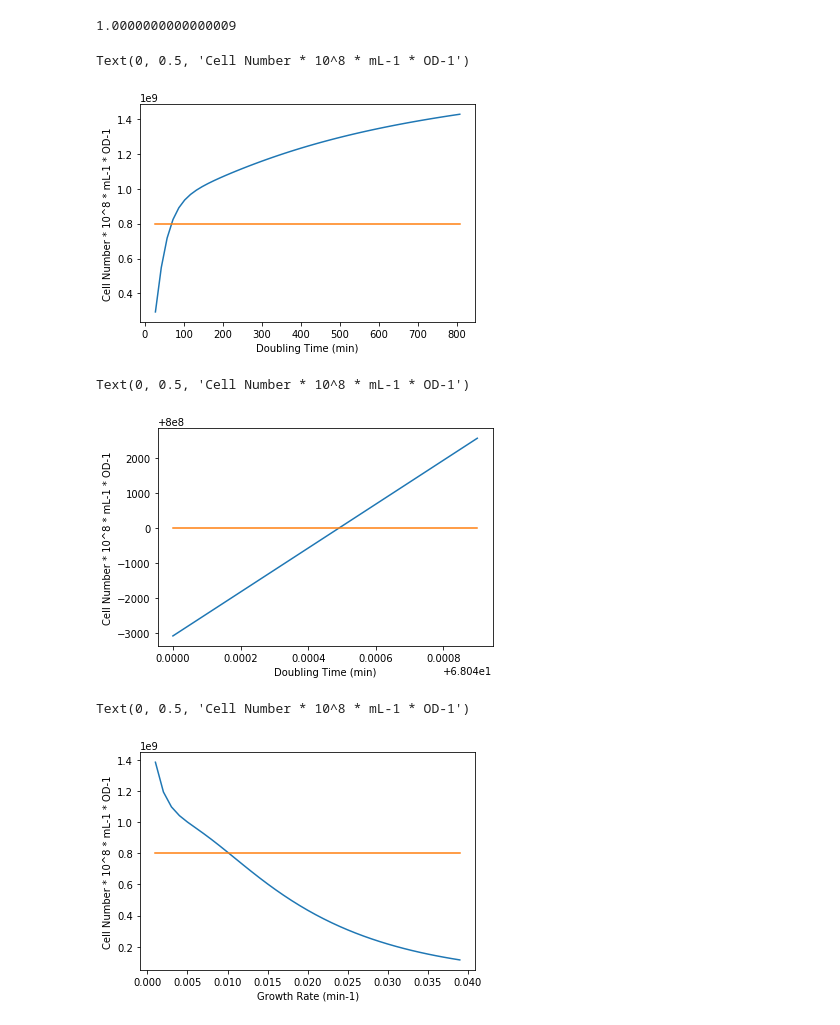
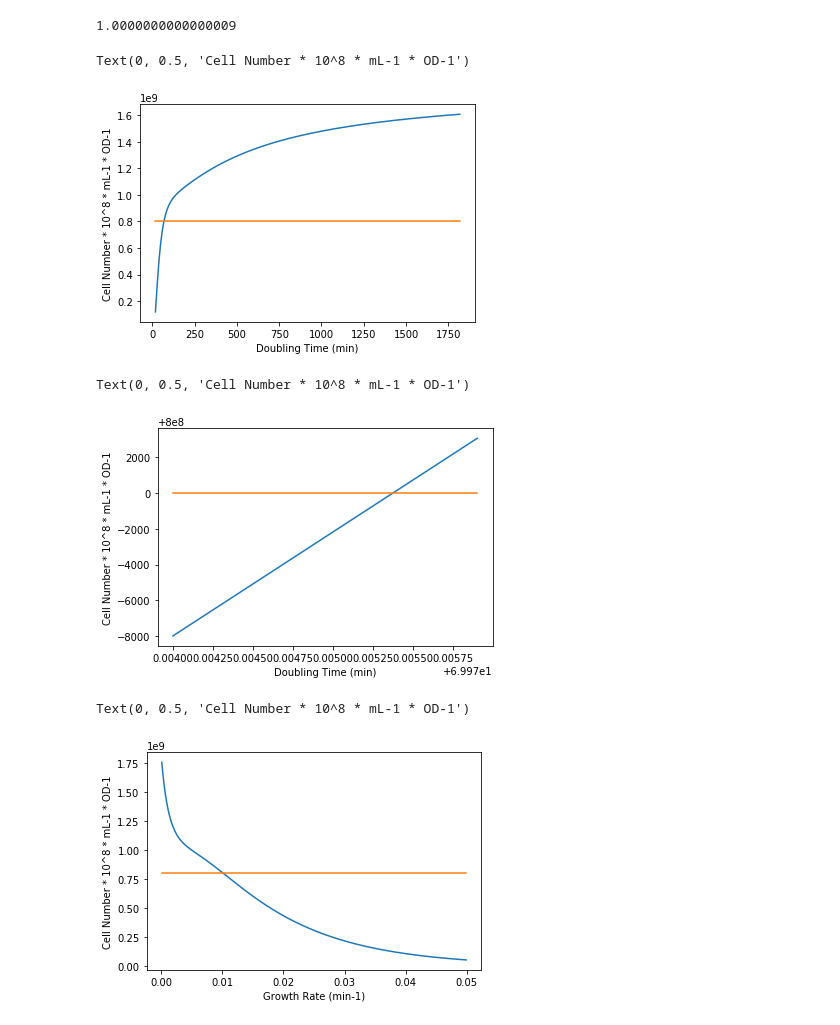
Before and after one commit to Melclic/HMG, a Jupyter notebook: webCH/libCH/population_cell_cycle.ipynb, the cells around one changed output. Drawn from its saved outputs; the diff is of its cells as text; code cells hidden in the pictures.

```diff
--- a/webCH/libCH/population_cell_cycle.ipynb
+++ b/webCH/libCH/population_cell_cycle.ipynb
@@ -422,7 +422,7 @@ C = 235.796165*np.exp(-428.916673*x)+45.2188479
 def ageDistFunc(a):
  return 2.0*np.log(2.0)*np.exp(-a*np.log(2))
 # %%
-def popCellCount(gr_min, age_array, weights):
+def popCellCount(dt_min, age_array, weights):
     #gr_h = np.log(2.0)/(divRate_min/60.0)
     #gr_h = np.log(2.0)/(divRate_min/60.0)
     #gr_h = 2.2
@@ -434,15 +434,15 @@ def popCellCount(gr_min, age_array, weights):
     #gr_min = np.log(2.0)/dt_min
     #dt_h = np.log(2.0)/gr_h
     ##### dt_min ####
-    #dt_min = dt_min
-    #gr_min = np.log(2)/dt_min
+    dt_min = dt_min
+    gr_min = np.log(2)/dt_min
+    dt_h = dt_min/60.0
+    gr_h = np.log(2)/dt_h
+    ##### gr_min #####
+    #dt_min = np.log(2.0)/gr_min
+    #gr_min = gr_min
     #dt_h = dt_min/60.0
     #gr_h = np.log(2)/dt_h
-    ##### gr_min #####
-    dt_min = np.log(2.0)/gr_min
-    gr_min = gr_min
-    dt_h = dt_min/60.0
-    gr_h = np.log(2)/dt_h
     #print('Doubling Time: '+str(dt_min)+' minutes')
     #print('Growth Rate: '+str(gr_min)+' * min-1')
     #print('Doubling Time: '+str(dt_h)+' hours')
@@ -452,18 +452,19 @@ def popCellCount(gr_min, age_array, weights):
     #print('C: '+str(C)+' min')
     #print('D: '+str(D)+' min')
     #1) calculate the average cell age
-    mean_cell_age = 0.44269504088896355
+    #mean_cell_age = 0.44269504088896355
     #real_cell_volume = 3.0358446077728214 #when theoretical is 1.0 C=40.0, D=20.0
-    real_cell_volume = 2.8530831045899547 #when theoretical is 1.0 and tau==C_fit+D_fit
+    #real_cell_volume = 2.8530831045899547 #when theoretical is 1.0 and tau==C_fit+D_fit
+    real_cell_volume = 2.85305343302496
     #Volkmer cell concentration
     #2) calculate the (measured) mean cell volume
     #measured_cell_volume = -0.53*gr_h**2.0 + 2.41*gr_h + 1.62
     #3) calculate
-    results = (ctypes.c_double*6)()
-    status = simulator.cell_parameters(ctypes.c_double(dt_min), ctypes.c_double(C), ctypes.c_double(D), ctypes.c_double(mean_cell_age), results)
+    #results = (ctypes.c_double*6)()
+    #status = simulator.cell_parameters(ctypes.c_double(dt_min), ctypes.c_double(C), ctypes.c_double(D), ctypes.c_double(mean_cell_age), results)
     ###status = simulator.cell_parameters(ctypes.c_double(divRate_min), ctypes.c_double(C), ctypes.c_double(D), ctypes.c_double(mean_cell_age), results)
-    results = [i for i in results]
-    theoretical_cell_volume = results[0]
+    #results = [i for i in results]
+    #theoretical_cell_volume = results[0]
     #theoretical_cell_volume_adjustment = theoretical_cell_volume/measured_cell_volume
     #### adjust for the different age
     #age_array = np.arange(0.0, 1.0, 0.001)
@@ -478,7 +479,7 @@ def popCellCount(gr_min, age_array, weights):
         results = (ctypes.c_double*6)()
         status = simulator.cell_parameters(ctypes.c_double(dt_min), ctypes.c_double(C), ctypes.c_double(D), ctypes.c_double(i), results)
         results = [i for i in results]
-        for y in range(int(weights[i]*10000.0)):
+        for y in range(int(weights[i]*100000.0)):
             physical_volume.append(results[0]*real_cell_volume)
             Ga.append(results[2])
     #cell_volume = -0.53*gr_h**2.0 + 2.41*gr_h + 1.62
@@ -541,31 +534,32 @@ np.sum([weights[i] for i in weights])
 # %% [output]
 1.0000000000000009
 # %%
-ageRange = np.arange(27.0, 820.0, 15.0)
-plt.plot(ageRange, [popCellCount(i, age_array, weights) for i in ageRange])
-plt.plot(ageRange, [8.0*10.0**8.0]*len(ageRange))
+dt_min = np.arange(18.0, 1820.0, 10.0)
+plt.plot(dt_min, [popCellCount(i, age_array, weights) for i in dt_min])
+plt.plot(dt_min, [8.0*10.0**8.0]*len(dt_min))
 plt.xlabel('Doubling Time (min)')
 plt.ylabel('Cell Number * 10^8 * mL-1 * OD-1')
 # %% [output]
 Text(0, 0.5, 'Cell Number * 10^8 * mL-1 * OD-1')
-[figure, old version]
+[figure, new version]
 # %%
 #### looks like according to my predictions the 8.0 * 10^8 cell count was measured when the population
 # has a doubling time of 68.04 minutes
-ageRange = np.arange(68.040, 68.041, 0.0001)
-plt.plot(ageRange, [popCellCount(i, age_array, weights) for i in ageRange])
-plt.plot(ageRange, [8.0*10.0**8.0]*len(ageRange))
+        # has a doubling time of 69.974 minutes
+gr_min = np.arange(69.974, 69.976, 0.0001)
+plt.plot(gr_min, [popCellCount(i, age_array, weights) for i in gr_min])
+plt.plot(gr_min, [8.0*10.0**8.0]*len(gr_min))
 plt.xlabel('Doubling Time (min)')
 plt.ylabel('Cell Number * 10^8 * mL-1 * OD-1')
 # %% [output]
 Text(0, 0.5, 'Cell Number * 10^8 * mL-1 * OD-1')
-[figure, old version]
+[figure, new version]
 # %%
-ageRange = np.arange(0.001, 0.04, 0.001)
-plt.plot(ageRange, [popCellCount(i, age_array, weights) for i in ageRange])
-plt.plot(ageRange, [8.0*10.0**8.0]*len(ageRange))
+gr_min = np.arange(0.0001, 0.05, 0.0001)
+plt.plot(gr_min, [popCellCount(i, age_array, weights) for i in gr_min])
+plt.plot(gr_min, [8.0*10.0**8.0]*len(gr_min))
 plt.xlabel('Growth Rate (min-1)')
 plt.ylabel('Cell Number * 10^8 * mL-1 * OD-1')
 # %% [output]
 Text(0, 0.5, 'Cell Number * 10^8 * mL-1 * OD-1')
-[figure, old version]
+[figure, new version]
```
Also changed, not shown: parts of 3 cells of this notebook, 1 other file.
